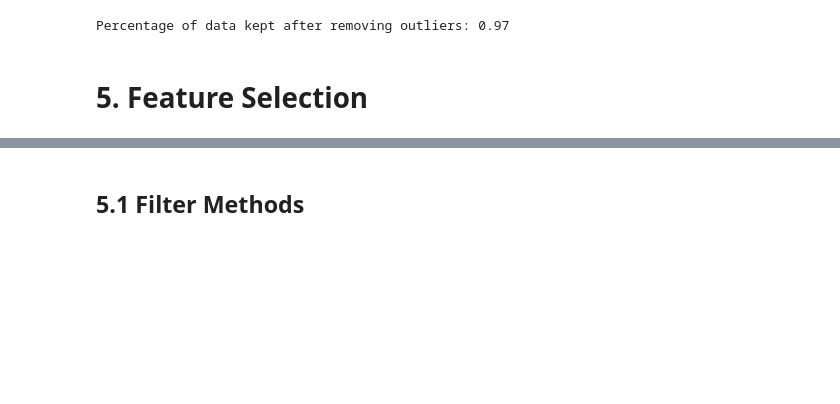
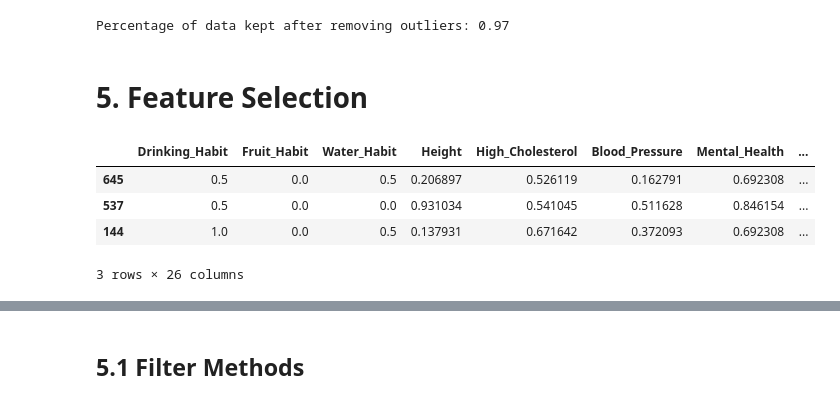
Before and after one commit to anamiguel24/MachineLearnig-project, a Jupyter notebook: ml_project.ipynb, the cells around one changed output, grey strips where cells are left out. Cells and saved outputs as stored; diff of their text form; code cells hidden in the pictures; blank space fills up the shorter version.

```diff
--- a/ml_project.ipynb
+++ b/ml_project.ipynb
@@ -459,3 +457,21 @@ x=train_data_RF4
 y=train_data['Disease'].iloc[train_data_RF4.index]
 # %%
 x_train,x_val,y_train,y_val=train_test_split(x,y,test_size=0.3,stratify=y,shuffle=True) #split the training data into training set and validation set
+# %%
+x_train_num = x_train.select_dtypes(include=np.number).set_index(x_train.index)
+x_train_cat = x_train.select_dtypes(exclude=np.number).set_index(x_train.index)
+# DO IT for validation
+x_val_num = x_val.select_dtypes(include=np.number).set_index(x_val.index)
+x_val_cat = x_val.select_dtypes(exclude=np.number).set_index(x_val.index)
+# %%
+scaler = MinMaxScaler().fit(x_train_num)
+x_train_num_scaled = scaler.transform(x_train_num) # this will return an array
+# Convert the array to a pandas dataframe
+x_train_num_scaled = pd.DataFrame(x_train_num_scaled, columns = x_train_num.columns).set_index(x_train.index)
+x_train_num_scaled.head(3)
+# %% [output]
+|  | Drinking_Habit | Fruit_Habit | Water_Habit | Height | High_Cholesterol | Blood_Pressure | Mental_Health | ... |
+| 645 | 0.5 | 0.0 | 0.5 | 0.206897 | 0.526119 | 0.162791 | 0.692308 | ... |
+| 537 | 0.5 | 0.0 | 0.0 | 0.931034 | 0.541045 | 0.511628 | 0.846154 | ... |
+| 144 | 1.0 | 0.0 | 0.5 | 0.137931 | 0.671642 | 0.372093 | 0.692308 | ... |
+3 rows × 26 columns
```
Also changed, not shown: parts of 14 cells of this notebook.
